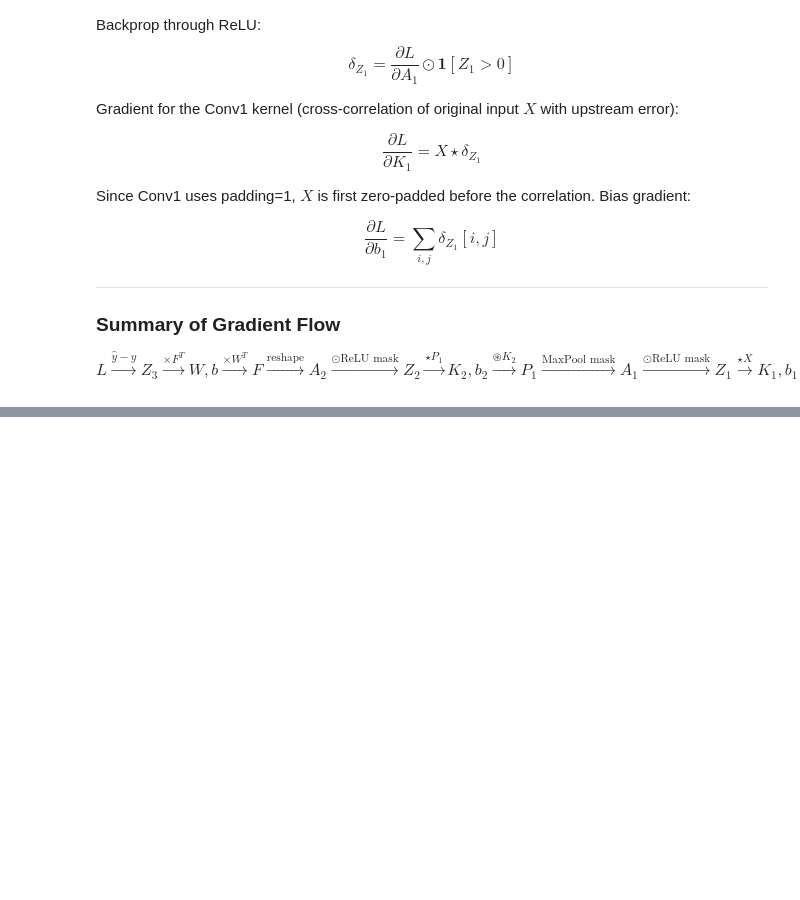
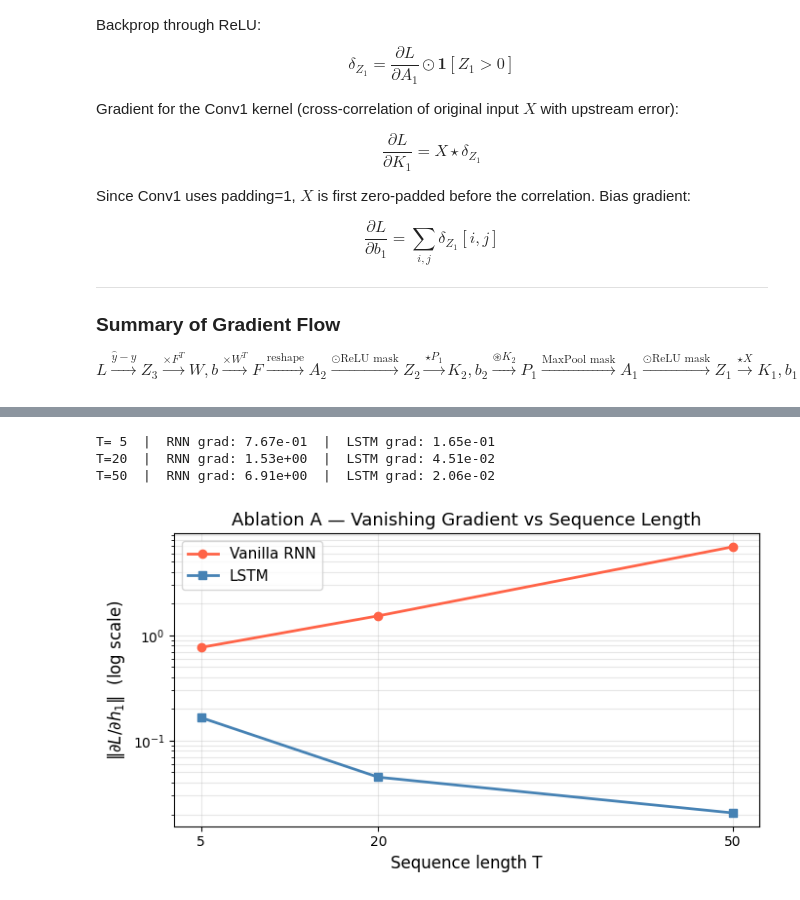
Before and after one commit to GPushkar1611/DL-Assignments, a Jupyter notebook: Assignment-2/code.ipynb, the cells around one changed output, grey strips where cells are left out. Drawn from its saved outputs; the diff is of its cells as text; code cells hidden in the pictures; blank space fills up the shorter version.

```diff
--- a/Assignment-2/code.ipynb
+++ b/Assignment-2/code.ipynb
@@ -928,0 +1107,4 @@ $$L \xrightarrow{\hat{y}-y} Z_3 \xrightarrow{\times F^T} W,b \xrightarrow{\times
+# %%
+# Embedding matrix (shared and updated during training)
+embedding = Embedding(vocab_size, EMBED_DIM)
+print(f"\nEmbedding matrix E: {embedding.E.shape}  (vocab × embed_dim)")
@@ -928,0 +1135,3 @@ $$L \xrightarrow{\hat{y}-y} Z_3 \xrightarrow{\times F^T} W,b \xrightarrow{\times
+# %%
+def tanh_grad(x):
+    return 1.0 - np.tanh(x) ** 2
@@ -928,0 +1306,9 @@ $$L \xrightarrow{\hat{y}-y} Z_3 \xrightarrow{\times F^T} W,b \xrightarrow{\times
+# %%
+def clip_gradients(grads, max_norm=5.0):
+    # max_norm : clipping threshold τ
+    total_norm = np.sqrt(sum(np.sum(g ** 2) for g in grads))
+    if total_norm > max_norm:
+        scale = max_norm / (total_norm + 1e-8)
+        for g in grads:
+            g *= scale
+    return total_norm   # return for monitoring
@@ -928,0 +1560,4 @@ $$L \xrightarrow{\hat{y}-y} Z_3 \xrightarrow{\times F^T} W,b \xrightarrow{\times
+# %%
+def sigmoid_grad(x):
+    s = sigmoid(x)
+    return s * (1.0 - s)
@@ -928,0 +1857,44 @@ $$L \xrightarrow{\hat{y}-y} Z_3 \xrightarrow{\times F^T} W,b \xrightarrow{\times
+# %%
+# EXPERIMENT
+
+T_values   = [5, 20, 50]
+n_trials   = 20        # average over multiple random sequences for stability
+rnn_grads  = []
+lstm_grads = []
+
+np.random.seed(0)
+
+for T in T_values:
+    rnn_mags, lstm_mags = [], []
+    for _ in range(n_trials):
+        # Sample a random sequence of word indices and embed
+        idx_seq = np.random.randint(0, vocab_size, size=T)
+        x_seq   = embedding.E[idx_seq]                   # (T, d)
+
+        rnn_mags.append( gradient_magnitude_rnn( rnn,  x_seq))
+        lstm_mags.append(gradient_magnitude_lstm(lstm, x_seq))
+
+    rnn_grads.append( np.mean(rnn_mags))
+    lstm_grads.append(np.mean(lstm_mags))
+    print(f"T={T:2d}  |  RNN grad: {np.mean(rnn_mags):.2e}  |  LSTM grad: {np.mean(lstm_mags):.2e}")
+
+# PLOT
+
+fig, ax = plt.subplots(figsize=(7, 4))
+ax.plot(T_values, rnn_grads,  "o-", color="tomato",      label="Vanilla RNN", linewidth=2)
+ax.plot(T_values, lstm_grads, "s-", color="steelblue",   label="LSTM",        linewidth=2)
+ax.set_yscale("log")
+ax.set_xlabel("Sequence length T", fontsize=12)
+ax.set_ylabel(r"$\|\partial L / \partial h_1\|$  (log scale)", fontsize=12)
+ax.set_title("Ablation A — Vanishing Gradient vs Sequence Length", fontsize=13)
+ax.set_xticks(T_values)
+ax.legend(fontsize=11)
+ax.grid(True, which="both", alpha=0.3)
+plt.tight_layout()
+plt.savefig("RNN/ablation_A_vanishing_gradient.png", dpi=120)
+plt.show()
+# %% [output]
+T= 5  |  RNN grad: 7.67e-01  |  LSTM grad: 1.65e-01
+T=20  |  RNN grad: 1.53e+00  |  LSTM grad: 4.51e-02
+T=50  |  RNN grad: 6.91e+00  |  LSTM grad: 2.06e-02
+[figure, added]
```
Also changed, not shown: parts of 79 cells of this notebook, 17 other files.
